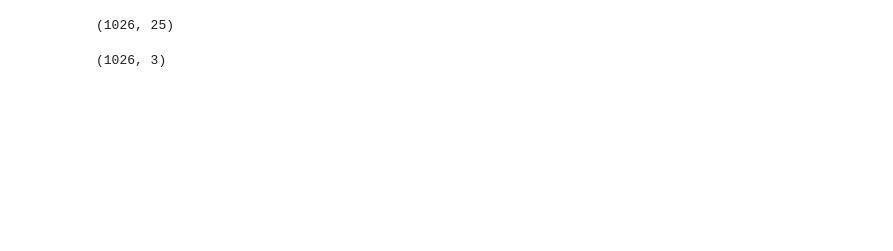
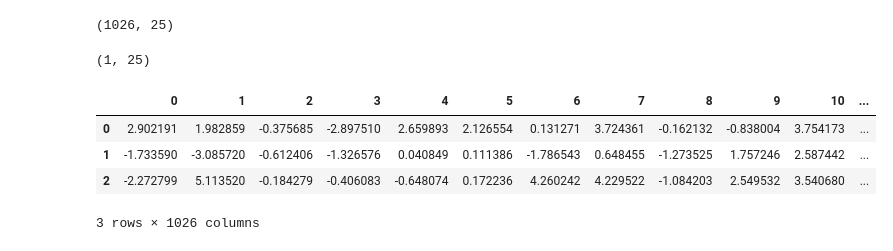
Before and after one commit to danielyang1009/project-test, a Jupyter notebook: capm/asset pricing.ipynb, the cells around one changed output. Saved outputs shown, nothing was run; the diff lists cells and outputs as text; code cells hidden in the pictures; blank space fills up the shorter version.

```diff
--- a/capm/asset pricing.ipynb
+++ b/capm/asset pricing.ipynb
@@ -51,6 +101,6 @@ portfolios.shape
 # %% [output]
 (1026, 25)
 # %%
-factors.shape
+avgExcessReturns.shape
 # %% [output]
-(1026, 3)
+(1, 25)
@@ -56,0 +118,8 @@ factors.shape
+# %%
+pd.DataFrame(fm_res.params)
+# %% [output]
+|  | 0 | 1 | 2 | 3 | 4 | 5 | 6 | 7 | 8 | 9 | 10 | ... |
+| 0 | 2.902191 | 1.982859 | -0.375685 | -2.897510 | 2.659893 | 2.126554 | 0.131271 | 3.724361 | -0.162132 | -0.838004 | 3.754173 | ... |
+| 1 | -1.733590 | -3.085720 | -0.612406 | -1.326576 | 0.040849 | 0.111386 | -1.786543 | 0.648455 | -1.273525 | 1.757246 | 2.587442 | ... |
+| 2 | -2.272799 | 5.113520 | -0.184279 | -0.406083 | -0.648074 | 0.172236 | 4.260242 | 4.229522 | -1.084203 | 2.549532 | 3.540680 | ... |
+3 rows × 1026 columns
```
Also changed, not shown: parts of 21 cells of this notebook, 4 other files.
